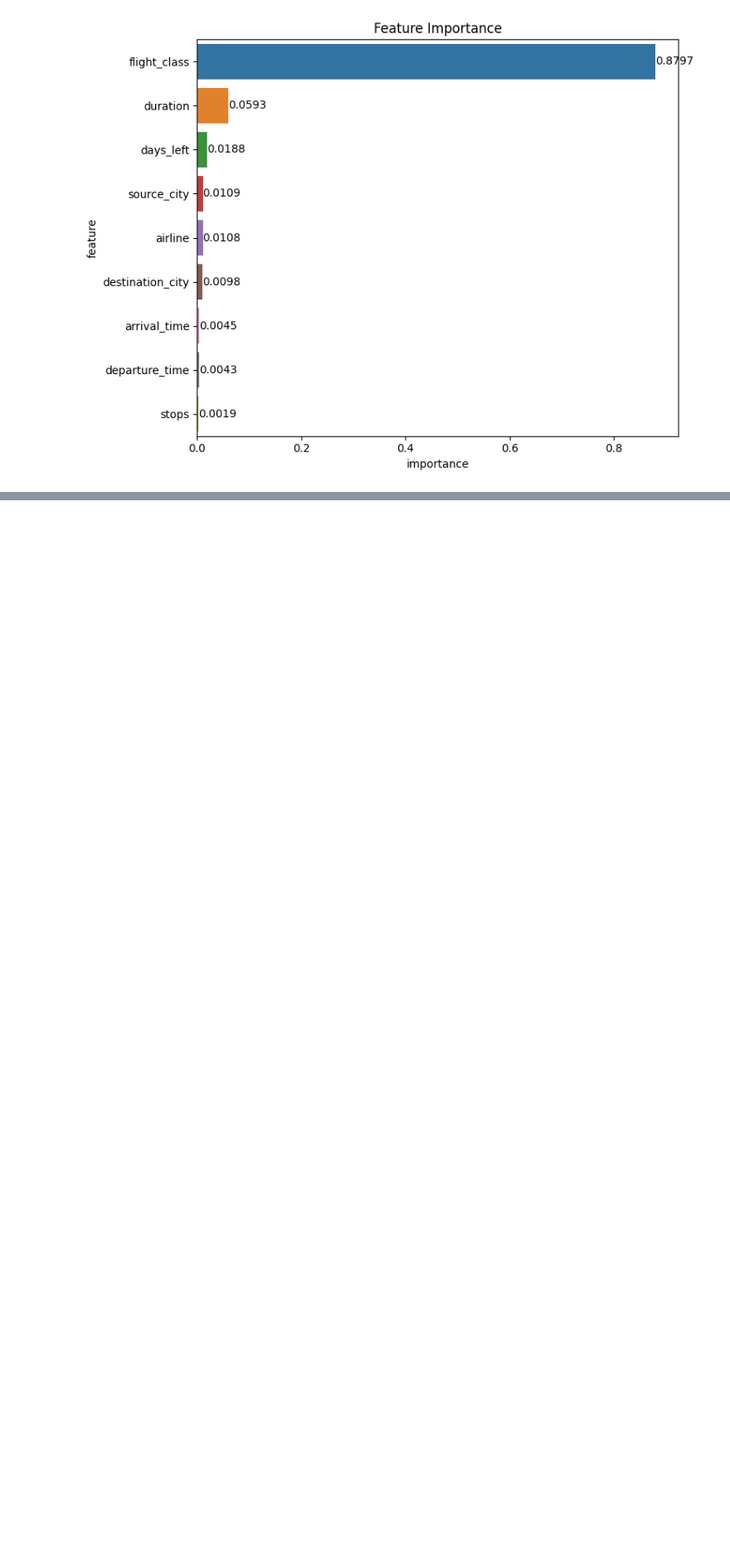
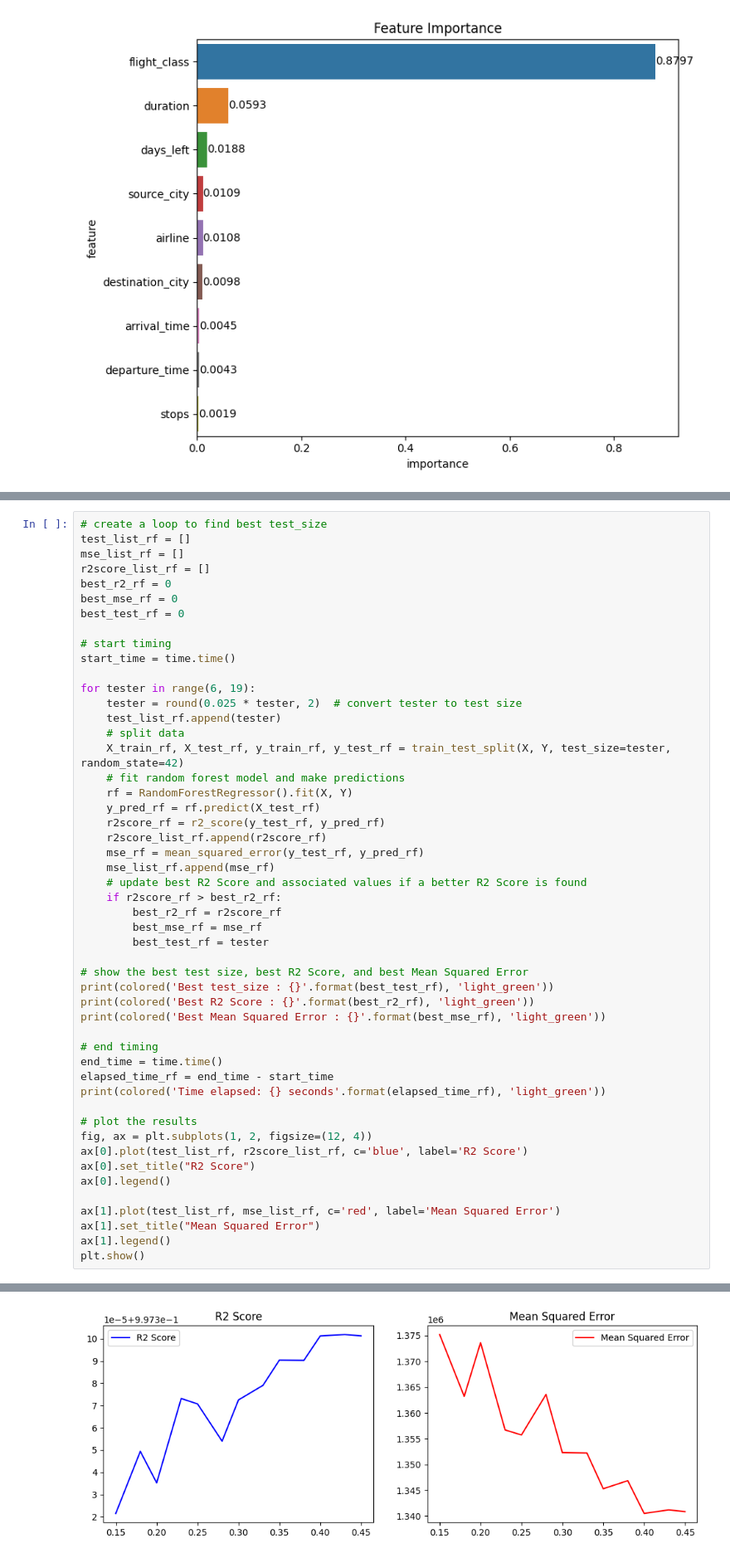
Before and after one commit to ahilah/Flight-Price-Prediction-Model, a Jupyter notebook: flight-price-pred-full.ipynb, the cells around one changed output, grey strips where cells are left out. Shown at 83% size. Drawn from its saved outputs; the diff is of its cells as text; blank space fills up the shorter version.

```diff
--- a/flight-price-pred-full.ipynb
+++ b/flight-price-pred-full.ipynb
@@ -2086,0 +2098,51 @@ plt.tight_layout()
+# %%
+# create a loop to find best test_size
+test_list_rf = []
+mse_list_rf = []
+r2score_list_rf = []
+best_r2_rf = 0
+best_mse_rf = 0
+best_test_rf = 0
+
+# start timing
+start_time = time.time()
+
+for tester in range(6, 19):
+    tester = round(0.025 * tester, 2)  # convert tester to test size
+    test_list_rf.append(tester)
+    # split data
+    X_train_rf, X_test_rf, y_train_rf, y_test_rf = train_test_split(X, Y, test_size=tester, random_state=42)
+    # fit random forest model and make predictions
+    rf = RandomForestRegressor().fit(X, Y)
+    y_pred_rf = rf.predict(X_test_rf)
+    r2score_rf = r2_score(y_test_rf, y_pred_rf)
+    r2score_list_rf.append(r2score_rf)
+    mse_rf = mean_squared_error(y_test_rf, y_pred_rf)
+    mse_list_rf.append(mse_rf)
+    # update best R2 Score and associated values if a better R2 Score is found
+    if r2score_rf > best_r2_rf:
+        best_r2_rf = r2score_rf
+        best_mse_rf = mse_rf
+        best_test_rf = tester
+
+# show the best test size, best R2 Score, and best Mean Squared Error
+print(colored('Best test_size : {}'.format(best_test_rf), 'light_green'))
+print(colored('Best R2 Score : {}'.format(best_r2_rf), 'light_green'))
+print(colored('Best Mean Squared Error : {}'.format(best_mse_rf), 'light_green'))
+
+# end timing
+end_time = time.time()
+elapsed_time_rf = end_time - start_time
+print(colored('Time elapsed: {} seconds'.format(elapsed_time_rf), 'light_green'))
+
+# plot the results
+fig, ax = plt.subplots(1, 2, figsize=(12, 4))
+ax[0].plot(test_list_rf, r2score_list_rf, c='blue', label='R2 Score')
+ax[0].set_title("R2 Score")
+ax[0].legend()
+
+ax[1].plot(test_list_rf, mse_list_rf, c='red', label='Mean Squared Error')
+ax[1].set_title("Mean Squared Error")
+ax[1].legend()
+plt.show()
+# %% [output]
@@ -2086,0 +2153 @@ plt.tight_layout()
+[figure, added]
```
Also changed, not shown: parts of 24 cells of this notebook.
